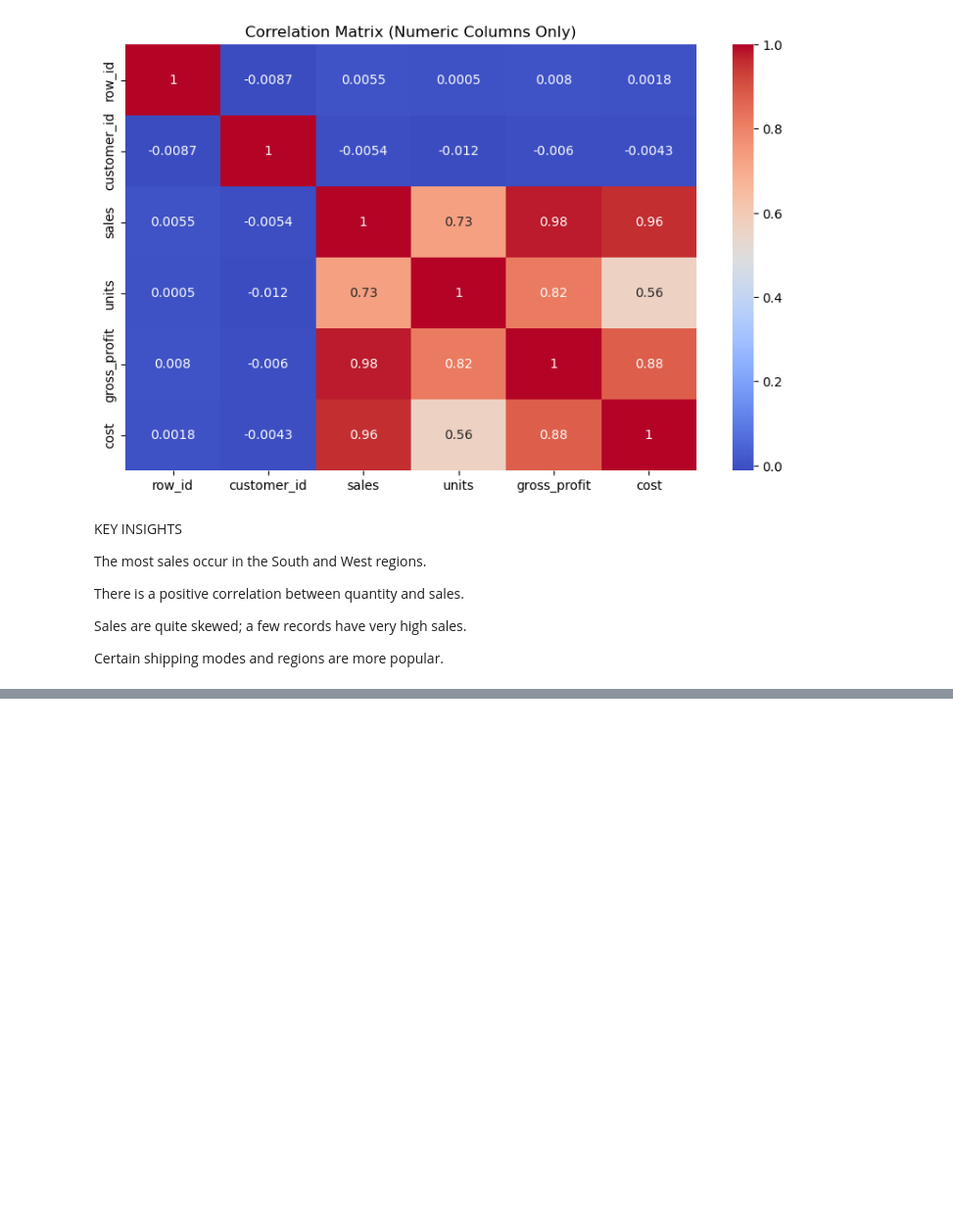
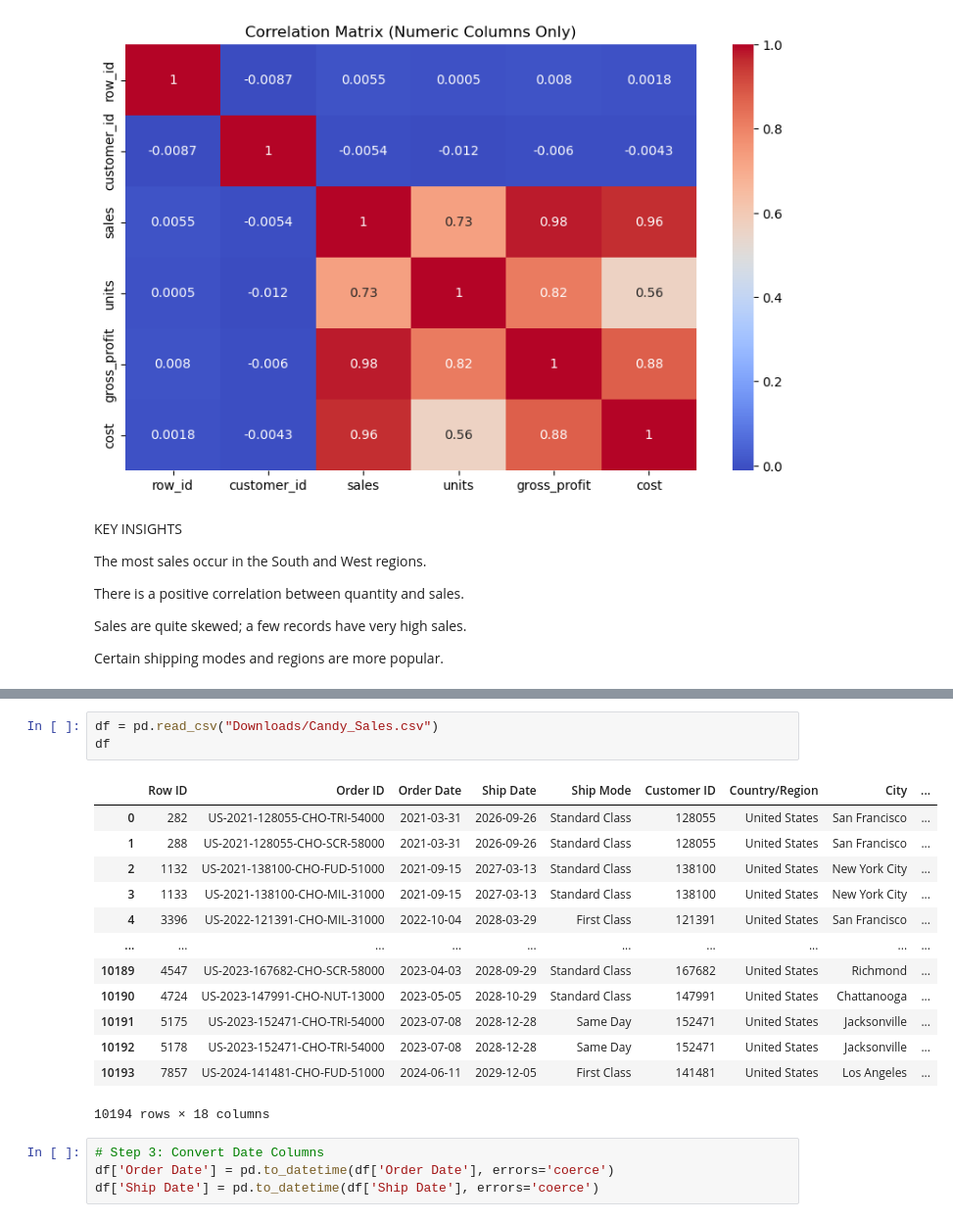
Before and after one commit to abi2255-hub/END-CAPSTONE-PROJECT, a Jupyter notebook: END CAPSTONE PROJECT.ipynb, the cells around one changed output, grey strips where cells are left out. Shown: that part at 98% size. Drawn from its saved outputs; the diff is of its cells as text; blank space fills up the shorter version.

```diff
--- a/END CAPSTONE PROJECT.ipynb
+++ b/END CAPSTONE PROJECT.ipynb
@@ -222,0 +234,21 @@ Certain shipping modes and regions are more popular.
+# %%
+df = pd.read_csv("Downloads/Candy_Sales.csv")
+df
+# %% [output]
+|  | Row ID | Order ID | Order Date | Ship Date | Ship Mode | Customer ID | Country/Region | City | ... |
+| 0 | 282 | US-2021-128055-CHO-TRI-54000 | 2021-03-31 | 2026-09-26 | Standard Class | 128055 | United States | San Francisco | ... |
+| 1 | 288 | US-2021-128055-CHO-SCR-58000 | 2021-03-31 | 2026-09-26 | Standard Class | 128055 | United States | San Francisco | ... |
+| 2 | 1132 | US-2021-138100-CHO-FUD-51000 | 2021-09-15 | 2027-03-13 | Standard Class | 138100 | United States | New York City | ... |
+| 3 | 1133 | US-2021-138100-CHO-MIL-31000 | 2021-09-15 | 2027-03-13 | Standard Class | 138100 | United States | New York City | ... |
+| 4 | 3396 | US-2022-121391-CHO-MIL-31000 | 2022-10-04 | 2028-03-29 | First Class | 121391 | United States | San Francisco | ... |
+| ... | ... | ... | ... | ... | ... | ... | ... | ... | ... |
+| 10189 | 4547 | US-2023-167682-CHO-SCR-58000 | 2023-04-03 | 2028-09-29 | Standard Class | 167682 | United States | Richmond | ... |
+| 10190 | 4724 | US-2023-147991-CHO-NUT-13000 | 2023-05-05 | 2028-10-29 | Standard Class | 147991 | United States | Chattanooga | ... |
+| 10191 | 5175 | US-2023-152471-CHO-TRI-54000 | 2023-07-08 | 2028-12-28 | Same Day | 152471 | United States | Jacksonville | ... |
+| 10192 | 5178 | US-2023-152471-CHO-TRI-54000 | 2023-07-08 | 2028-12-28 | Same Day | 152471 | United States | Jacksonville | ... |
+| 10193 | 7857 | US-2024-141481-CHO-FUD-51000 | 2024-06-11 | 2029-12-05 | First Class | 141481 | United States | Los Angeles | ... |
+10194 rows × 18 columns
+# %%
+# Step 3: Convert Date Columns
+df['Order Date'] = pd.to_datetime(df['Order Date'], errors='coerce')
+df['Ship Date'] = pd.to_datetime(df['Ship Date'], errors='coerce')
```
Also changed, not shown: parts of 12 cells of this notebook.
